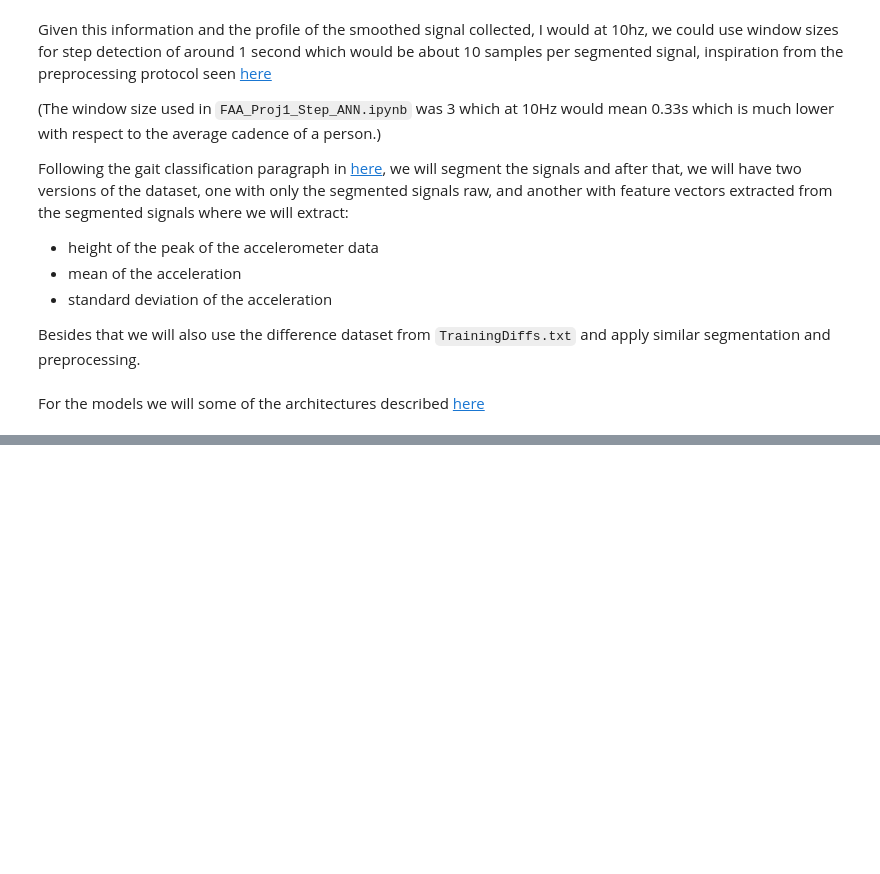
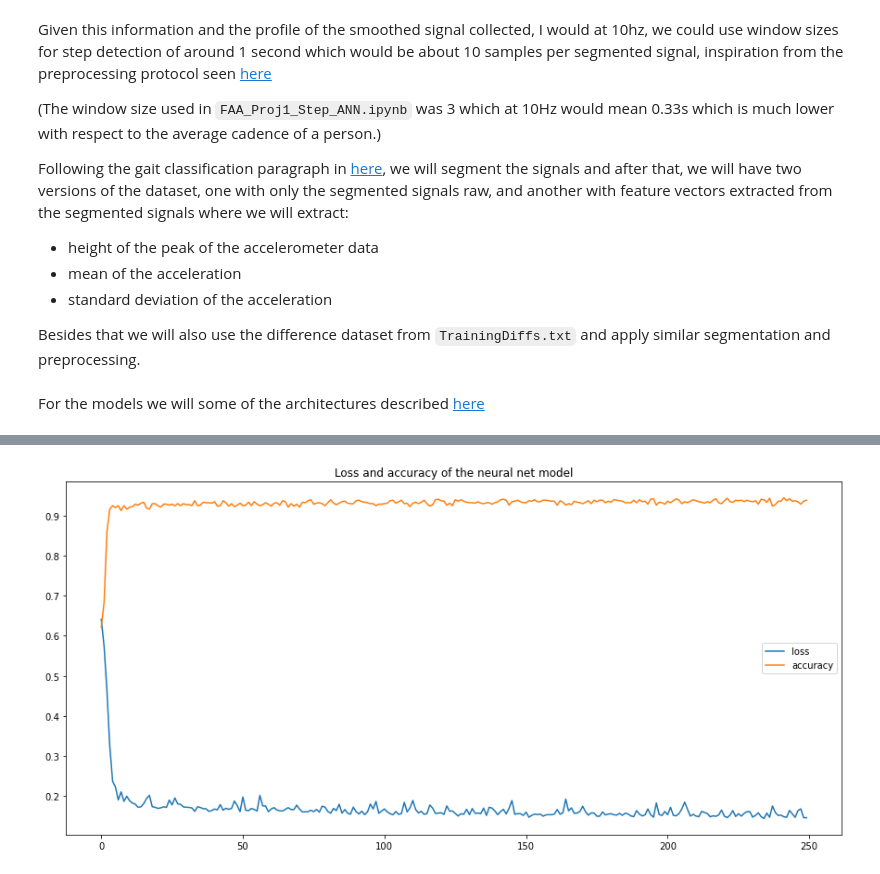
Before and after one commit to EnkrateiaLucca/stepsDetector, a Jupyter notebook: data_prep.ipynb, the cells around one changed output, grey strips where cells are left out. Cells and saved outputs as stored; diff of their text form; code cells hidden in the pictures; blank space fills up the shorter version.

```diff
--- a/data_prep.ipynb
+++ b/data_prep.ipynb
@@ -85,0 +146,12 @@ For the models we will some of the architectures described [here](https://run.un
+# %%
+def plotPerformance(history, model_name):
+    plt.figure(figsize=(15,7))
+    plt.plot(history.history['loss'], label='loss')
+    plt.plot(history.history['accuracy'], label='accuracy')
+    plt.title(f"Loss and accuracy of the {model_name} model")
+    plt.legend()
+    plt.show()
+
+plotPerformance(history, "neural net")
+# %% [output]
+[figure, added]
```
Also changed, not shown: parts of 7 cells of this notebook, 1 other file.
